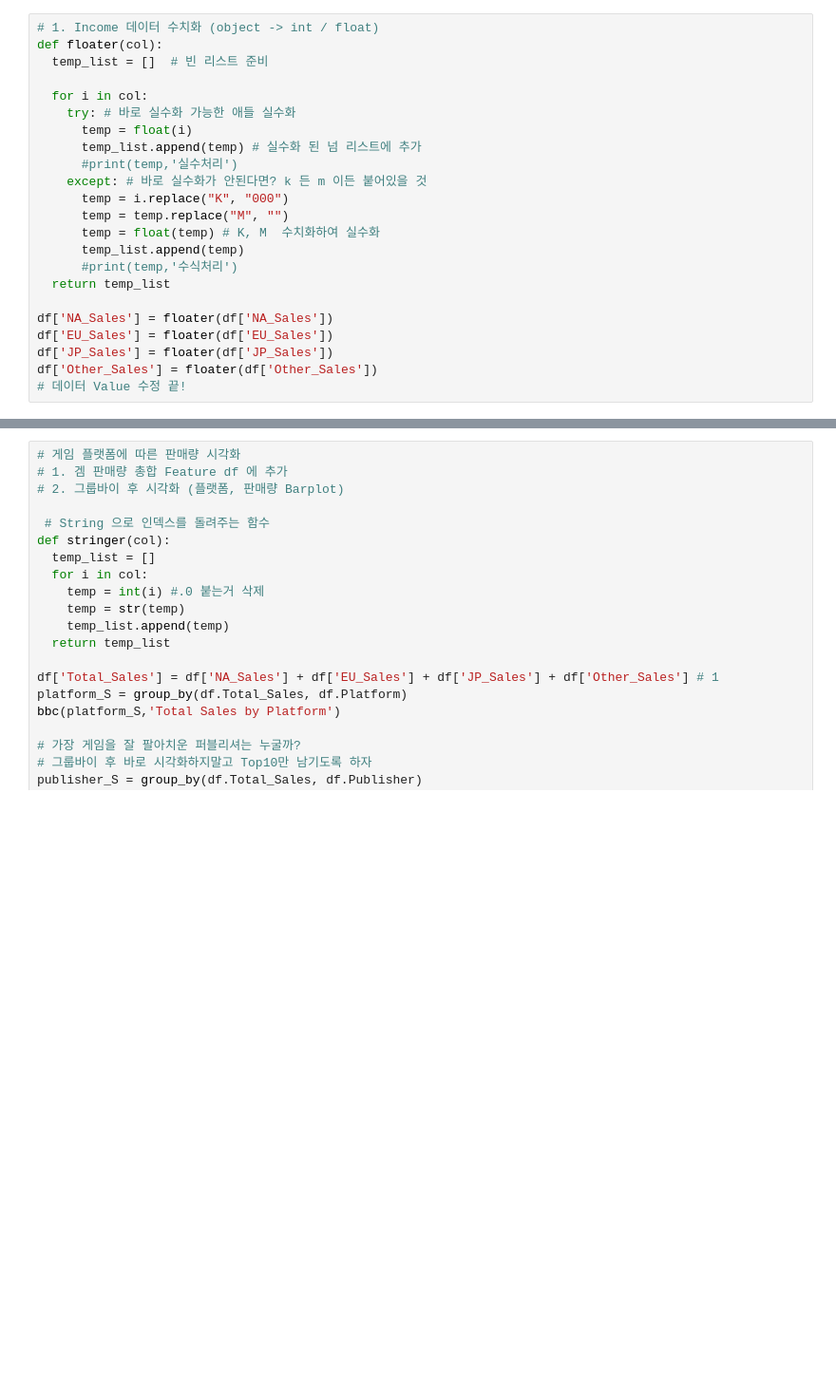
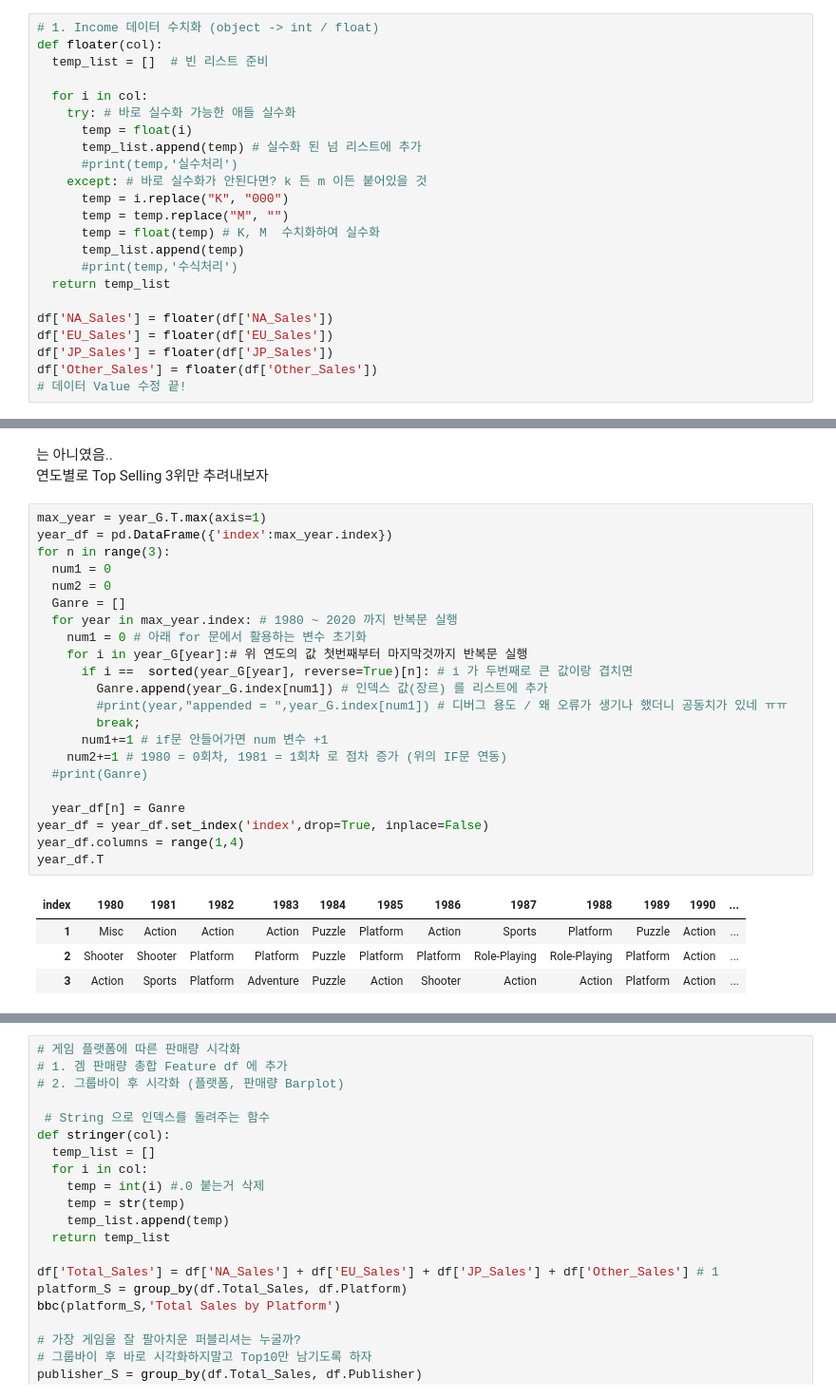
Before and after one commit to sumu97/Data-Science-Cheat-Code, a Jupyter notebook: GameMarket_Analysis.ipynb, the cells around one changed output, grey strips where cells are left out. Shown at 95% size. Drawn from its saved outputs; the diff is of its cells as text; blank space fills up the shorter version.

```diff
--- a/GameMarket_Analysis.ipynb
+++ b/GameMarket_Analysis.ipynb
@@ -140,0 +304,30 @@ ANNOVA Test로 유의성 검증할 필요까진 없을듯.
+# %% [markdown]
+는 아니였음..\
+연도별로 Top Selling 3위만 추려내보자
+# %%
+max_year = year_G.T.max(axis=1)
+year_df = pd.DataFrame({'index':max_year.index})
+for n in range(3):
+  num1 = 0
+  num2 = 0
+  Ganre = []
+  for year in max_year.index: # 1980 ~ 2020 까지 반복문 실행
+    num1 = 0 # 아래 for 문에서 활용하는 변수 초기화
+    for i in year_G[year]:# 위 연도의 값 첫번째부터 마지막것까지 반복문 실행
+      if i ==  sorted(year_G[year], reverse=True)[n]: # i 가 두번째로 큰 값이랑 겹치면
+        Ganre.append(year_G.index[num1]) # 인덱스 값(장르) 를 리스트에 추가
+        #print(year,"appended = ",year_G.index[num1]) # 디버그 용도 / 왜 오류가 생기나 했더니 공동치가 있네 ㅠㅠ
+        break;
+      num1+=1 # if문 안들어가면 num 변수 +1
+    num2+=1 # 1980 = 0회차, 1981 = 1회차 로 점차 증가 (위의 IF문 연동)
+  #print(Ganre)
+
+  year_df[n] = Ganre
+year_df = year_df.set_index('index',drop=True, inplace=False)
+year_df.columns = range(1,4)
+year_df.T
+# %% [output]
+| index | 1980 | 1981 | 1982 | 1983 | 1984 | 1985 | 1986 | 1987 | 1988 | 1989 | 1990 | ... |
+| 1 | Misc | Action | Action | Action | Puzzle | Platform | Action | Sports | Platform | Puzzle | Action | ... |
+| 2 | Shooter | Shooter | Platform | Platform | Puzzle | Platform | Platform | Role-Playing | Role-Playing | Platform | Action | ... |
+| 3 | Action | Sports | Platform | Adventure | Puzzle | Action | Shooter | Action | Action | Platform | Action | ... |
```
Also changed, not shown: parts of 25 cells of this notebook.
